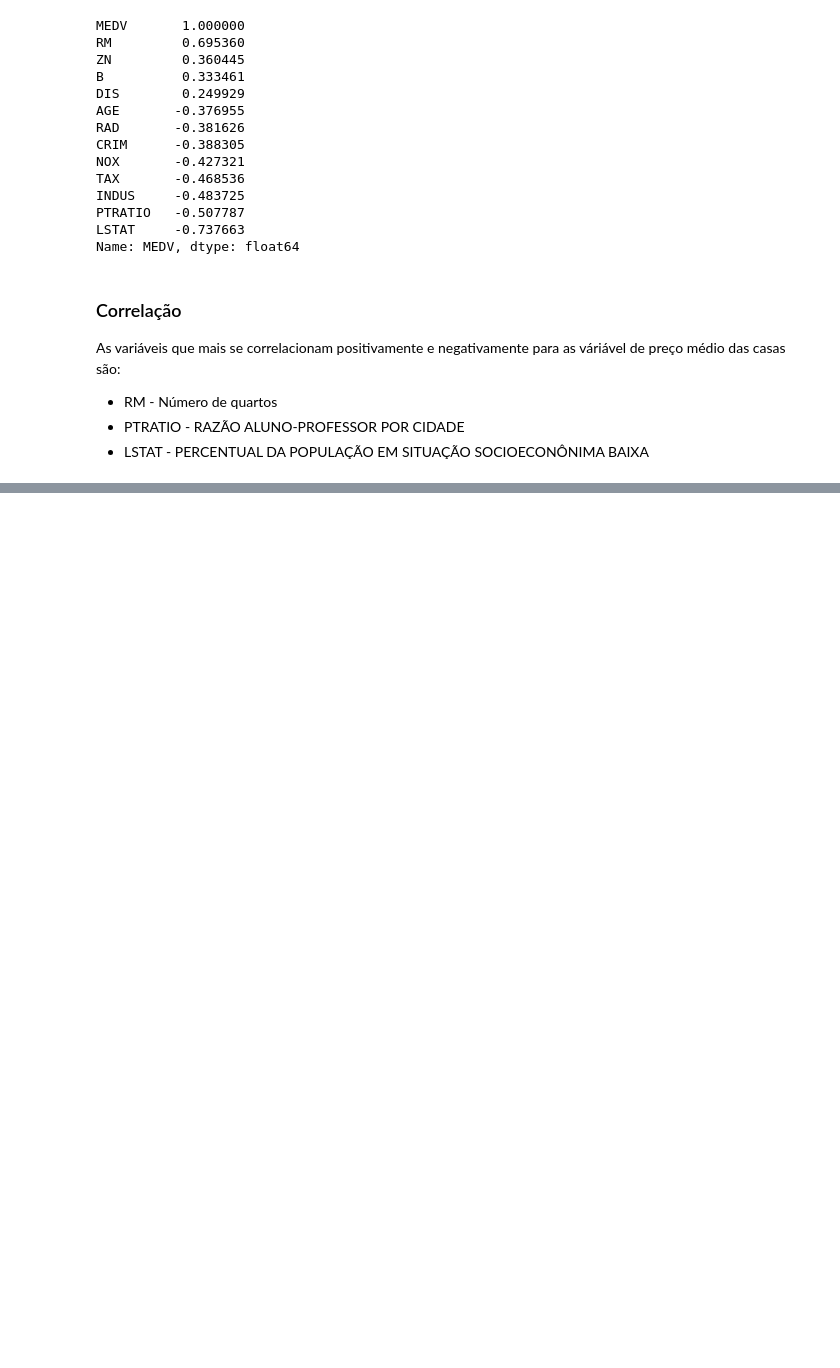
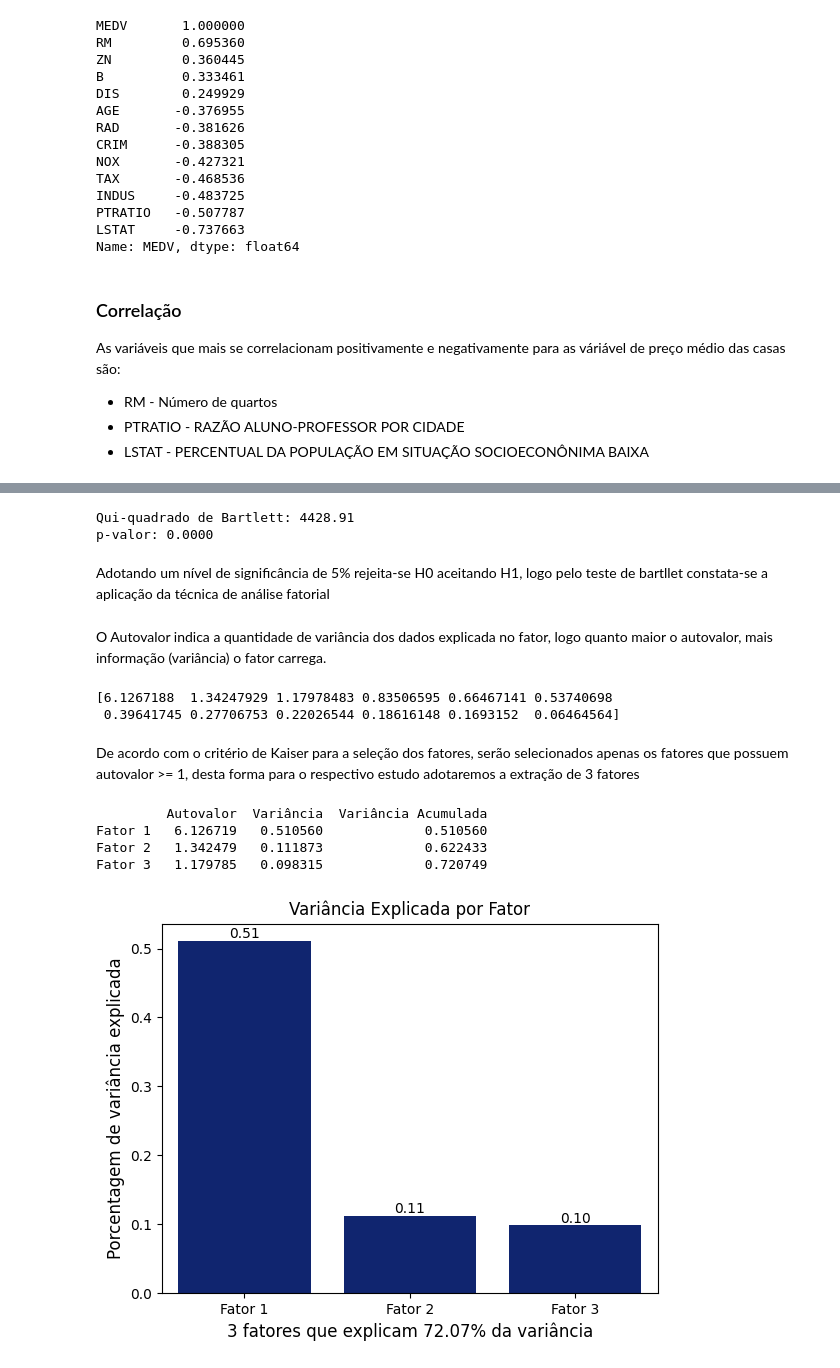
Before and after one commit to 1998-sys/Analise-Fatorial-e-PCA, a Jupyter notebook: notebooks/Analise_fatorial.ipynb, the cells around one changed output, grey strips where cells are left out. Saved outputs shown, nothing was run; the diff lists cells and outputs as text; code cells hidden in the pictures; blank space fills up the shorter version.

```diff
--- a/notebooks/Analise_fatorial.ipynb
+++ b/notebooks/Analise_fatorial.ipynb
@@ -211,0 +216,6 @@ df_houses.to_csv('../data/processed/boston_houses_processed.csv', index=False)
+# %%
+df_pca = pd.read_csv('../data/processed/boston_houses_processed.csv')
+# %%
+# removendo a coluna MEDV (valor médio das casas)
+df_pca = df_pca.drop(columns=['MEDV'])
+df_pca.head()
@@ -211,0 +236,10 @@ df_houses.to_csv('../data/processed/boston_houses_processed.csv', index=False)
+# %%
+bartllet, p_value = calculate_bartlett_sphericity(df_pca)
+
+print(f'Qui-quadrado de Bartlett: {bartllet:.2f}')
+print(f'p-valor: {p_value:.4f}')
+# %% [output]
+Qui-quadrado de Bartlett: 4428.91
+p-valor: 0.0000
+# %% [markdown]
+Adotando um nível de significância de 5% rejeita-se H0 aceitando H1, logo pelo teste de bartllet constata-se a aplicação da técnica de análise fatorial
@@ -211,0 +249,38 @@ df_houses.to_csv('../data/processed/boston_houses_processed.csv', index=False)
+# %% [markdown]
+O Autovalor indica a quantidade de variância dos dados explicada no fator, logo quanto maior o autovalor, mais informação (variância) o fator carrega.
+# %%
+# extraindo os autovalores
+autovalores = fa.get_eigenvalues()[0]
+print(autovalores)
+# %% [output]
+[6.1267188  1.34247929 1.17978483 0.83506595 0.66467141 0.53740698
+ 0.39641745 0.27706753 0.22026544 0.18616148 0.1693152  0.06464564]
+# %% [markdown]
+De acordo com o critério de Kaiser para a seleção dos fatores, serão selecionados apenas os fatores que possuem autovalor >= 1, desta forma para o respectivo estudo adotaremos a extração de 3 fatores
+# %%
+# Aplicando a análise fatorial com a extração de 3 fatores
+fa = FactorAnalyzer(n_factors=3, method='principal', rotation=None).fit(df_pca)
+# %%
+# Autovalores após a extração de 3 fatores
+autovalores_fatores= fa.get_factor_variance()
+
+tabela_eigen = pd.DataFrame(autovalores_fatores)
+tabela_eigen.columns = [f'Fator {i+1}' for i, v in enumerate(tabela_eigen.columns)]
+tabela_eigen.index = ['Autovalor', 'Variância', 'Variância Acumulada']
+tabela_eigen = tabela_eigen.T
+
+print(tabela_eigen)
+# %% [output]
+         Autovalor  Variância  Variância Acumulada
+Fator 1   6.126719   0.510560             0.510560
+Fator 2   1.342479   0.111873             0.622433
+Fator 3   1.179785   0.098315             0.720749
+# %%
+ax = sns.barplot(x=tabela_eigen.index, y=tabela_eigen['Variância'], data=tabela_eigen)
+ax.bar_label(ax.containers[0], fmt='%.2f')
+plt.title('Variância Explicada por Fator')
+plt.xlabel(f"{tabela_eigen.shape[0]} fatores que explicam {round(tabela_eigen['Variância'].sum()*100,2)}% da variância", fontsize=12)
+plt.ylabel('Porcentagem de variância explicada', fontsize=12)
+plt.show()
+# %% [output]
+[figure, added]
```
Also changed, not shown: parts of 6 cells of this notebook.
